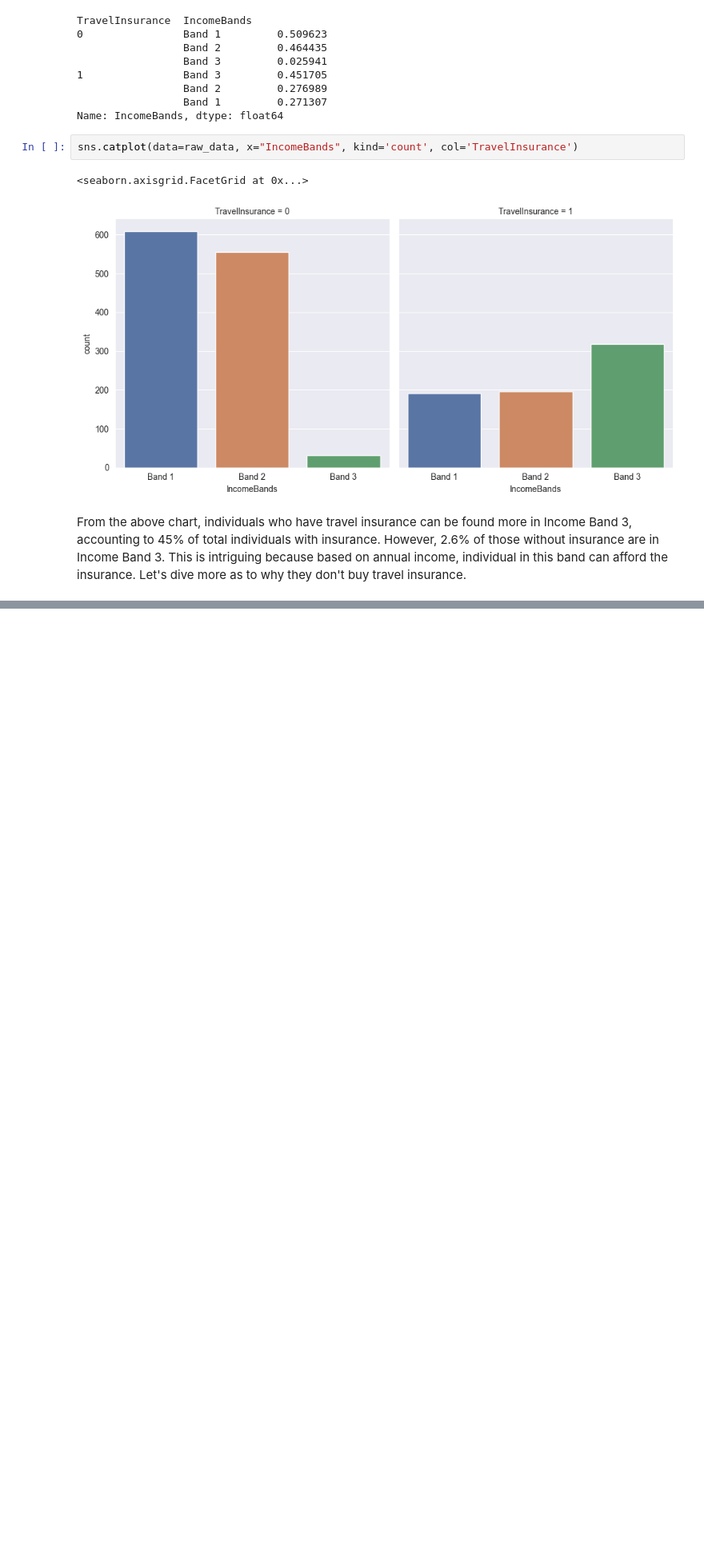
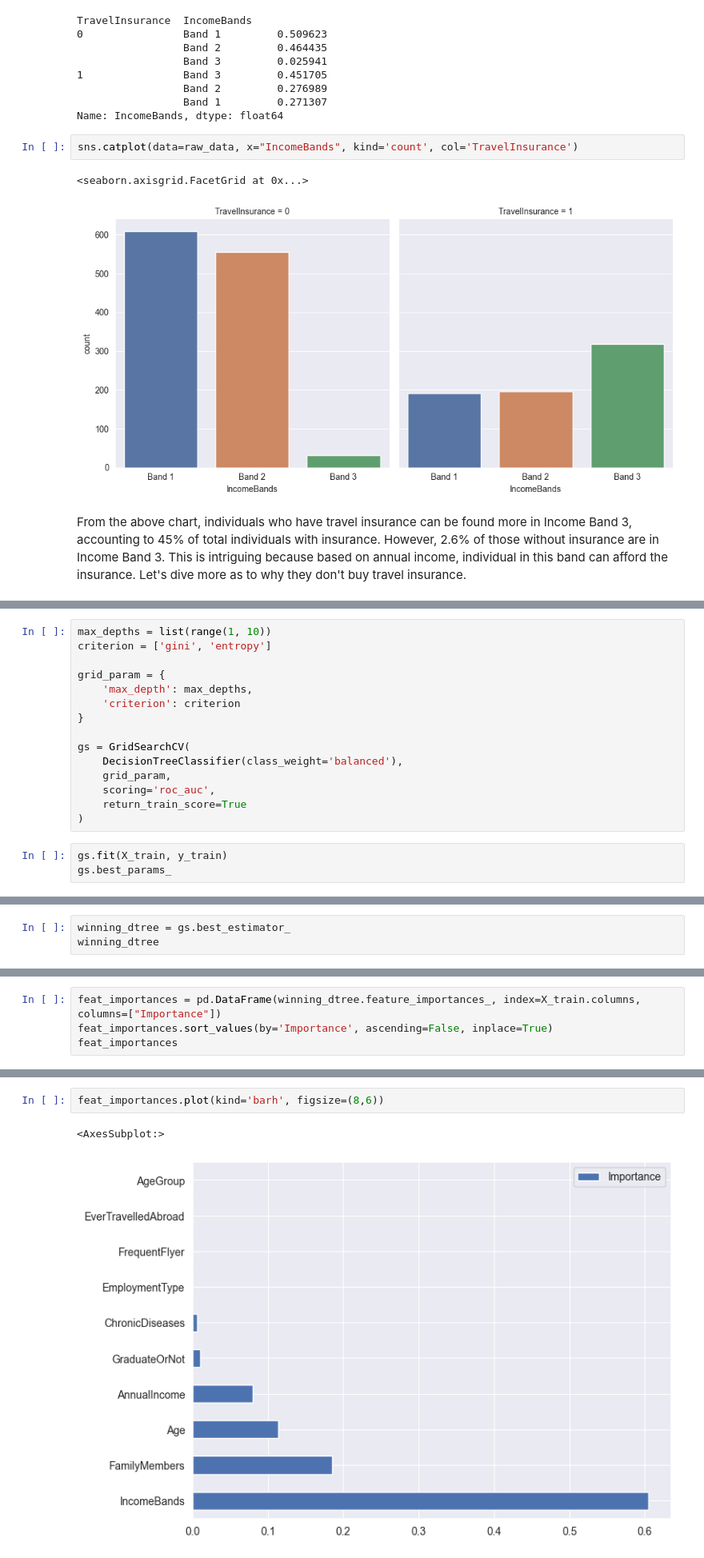
Before and after one commit to ade-mola/travel_insurance_analysis, a Jupyter notebook: notebooks/travel_insurance_analysis.ipynb, the cells around one changed output, grey strips where cells are left out. Shown at 80% size. Saved outputs shown, nothing was run; the diff lists cells and outputs as text; blank space fills up the shorter version.

```diff
--- a/notebooks/travel_insurance_analysis.ipynb
+++ b/notebooks/travel_insurance_analysis.ipynb
@@ -481,0 +521,18 @@ Name: FrequentFlyer, dtype: int64
+# %%
+max_depths = list(range(1, 10))
+criterion = ['gini', 'entropy']
+
+grid_param = {
+    'max_depth': max_depths,
+    'criterion': criterion
+}
+
+gs = GridSearchCV(
+    DecisionTreeClassifier(class_weight='balanced'),
+    grid_param,
+    scoring='roc_auc',
+    return_train_score=True
+)
+# %%
+gs.fit(X_train, y_train)
+gs.best_params_
@@ -481,0 +567,3 @@ Name: FrequentFlyer, dtype: int64
+# %%
+winning_dtree = gs.best_estimator_
+winning_dtree
@@ -481,0 +573,4 @@ Name: FrequentFlyer, dtype: int64
+# %%
+feat_importances = pd.DataFrame(winning_dtree.feature_importances_, index=X_train.columns, columns=["Importance"])
+feat_importances.sort_values(by='Importance', ascending=False, inplace=True)
+feat_importances
@@ -481,0 +589,5 @@ Name: FrequentFlyer, dtype: int64
+# %%
+feat_importances.plot(kind='barh', figsize=(8,6))
+# %% [output]
+<AxesSubplot:>
+[figure, added]
```
Also changed, not shown: parts of 27 cells of this notebook.
